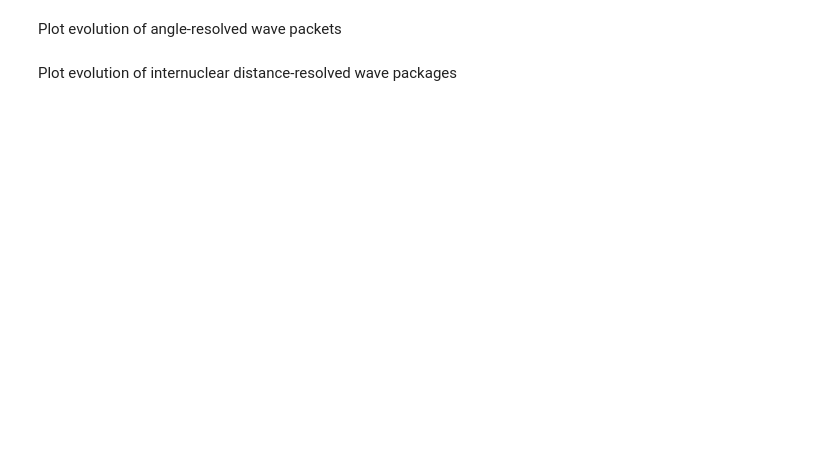
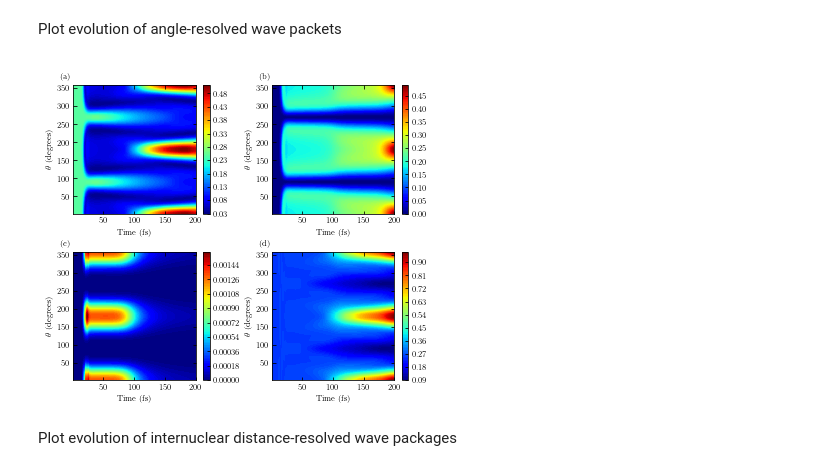
Before and after one commit to anfax/SciDataPlot, a Jupyter notebook: Python/Ionplot.ipynb, the cells around one changed output. Saved outputs shown, nothing was run; the diff lists cells and outputs as text; code cells hidden in the pictures; blank space fills up the shorter version.

```diff
--- a/Python/Ionplot.ipynb
+++ b/Python/Ionplot.ipynb
@@ -78,7 +78,7 @@ figureDPI=1200
 figureType="jpeg"
 timeUnit="fs"
 # %%
-dir='D:\\doc\\data\\twopumponeprobe\\2082130\\'
+dir='D:\\doc\\data\\ion1test\\onepump2\\'
 print('Working directory',dir)
 print("\n")
 f=open(dir+"alog.dat",encoding="utf-8")
@@ -303,68 +337,71 @@ if os.path.exists(dir+"vgr_ang.dat"):
     plt.xlabel("Time ("+timeUnit+")")
     plt.ylabel("$\\theta$ (degrees)")
 elif os.path.exists(dir+"GroAngWave.dat"):
-    plt.subplot(2,2,1)
+    ax=plt.subplot(2,2,1)
     DataAng =np.loadtxt(dir+"GroAngWave.dat")
     #plt.style.use('_mpl-gallery-nogrid')
     x=DataAng[:,0]
     y=DataAng[:,1]
     z=DataAng[:,2]
-    plt.title("(a)",loc='left')
+    setlabel(ax,"(a)")
     plt.xlim(TimeBegin+1, TimeEnd )
     #plt.ylim(min(y),180)
     plt.tricontourf(x,y,z,levels,cmap='jet')
     plt.colorbar()
     plt.xlabel("Time ("+timeUnit+")")
     plt.ylabel("$\\theta$ (degrees)")
-    plt.subplot(2,2,2)
+    ax=plt.subplot(2,2,2)
     DataAng =np.loadtxt(dir+"ExcAngWave.dat")
     #plt.style.use('_mpl-gallery-nogrid')
     x=DataAng[:,0]
     y=DataAng[:,1]
     z=DataAng[:,2]
-    plt.title("(b)",loc='left')
+    setlabel(ax,"(b)")
     plt.xlim(TimeTurn+1,TimeEnd)
     #plt.ylim(min(y),180)
     plt.tricontourf(x,y,z,levels,cmap='jet')
     plt.colorbar()
     plt.xlabel("Time ("+timeUnit+")")
     plt.ylabel("$\\theta$ (degrees)")
-    plt.subplot(2,2,3)
+    ax=plt.subplot(2,2,3)
     DataAng =np.loadtxt(dir+"IonAngWave.dat")
     #plt.style.use('_mpl-gallery-nogrid')
     x=DataAng[:,0]
     y=DataAng[:,1]
     z=DataAng[:,2]
     plt.xlim(TimeTurn+1,TimeEnd)
     #plt.ylim(min(y),180)
-    plt.title("(c)",loc='left')
+    setlabel(ax,"(c)")
     plt.tricontourf(x,y,z,levels,cmap='jet')
     plt.colorbar()
     plt.xlabel("Time ("+timeUnit+")")
     plt.ylabel("$\\theta$ (degrees)")
-    plt.subplot(2,2,4)
+    ax=plt.subplot(2,2,4)
     DataAng =np.loadtxt(dir+"TotalAngDis.dat")
     #plt.style.use('_mpl-gallery-nogrid')
     x=DataAng[:,0]
     y=DataAng[:,1]
     z=DataAng[:,2]
     #plt.ylim(min(y),180)
-    plt.title("(d)",loc='left')
     plt.tricontourf(x,y,z,levels,cmap='jet')
+
     plt.xlim(TimeTurn+1,TimeEnd)
     plt.colorbar()
     plt.xlabel("Time ("+timeUnit+")")
     plt.ylabel("$\\theta$ (degrees)")
+    setlabel(ax,"(d)")
 else :
     print("No data available")
 plt.subplots_adjust(left=0.125,
                     bottom=0.1,
                     right=0.9,
                     top=0.9,
                     wspace=0.3,
                     hspace=0.3)
 plt.savefig(dir+"WaveAngDis."+figureType,bbox_inches = 'tight',dpi=figureDPI)
 plt.show()
+# %% [output]
+[figure, added]
 # %% [markdown]
 Plot evolution of internuclear distance-resolved wave packages
 # %%
```
Also changed, not shown: parts of 27 cells of this notebook, 1 other file.
